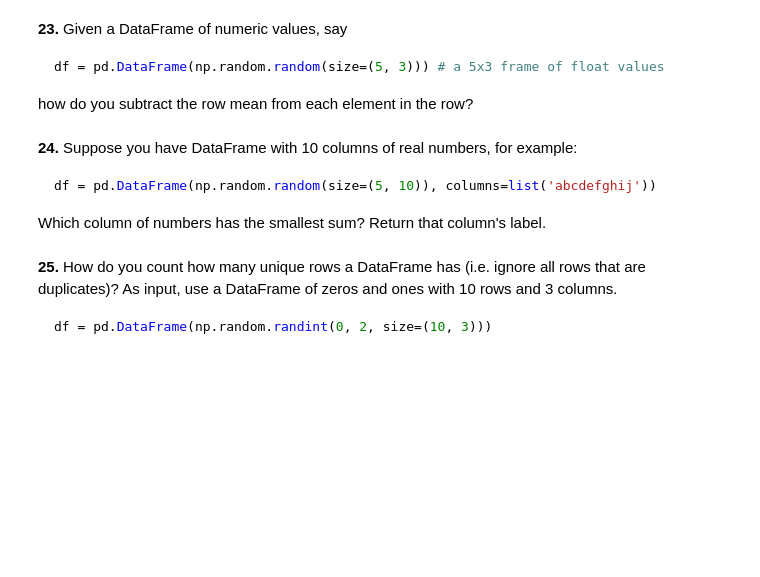
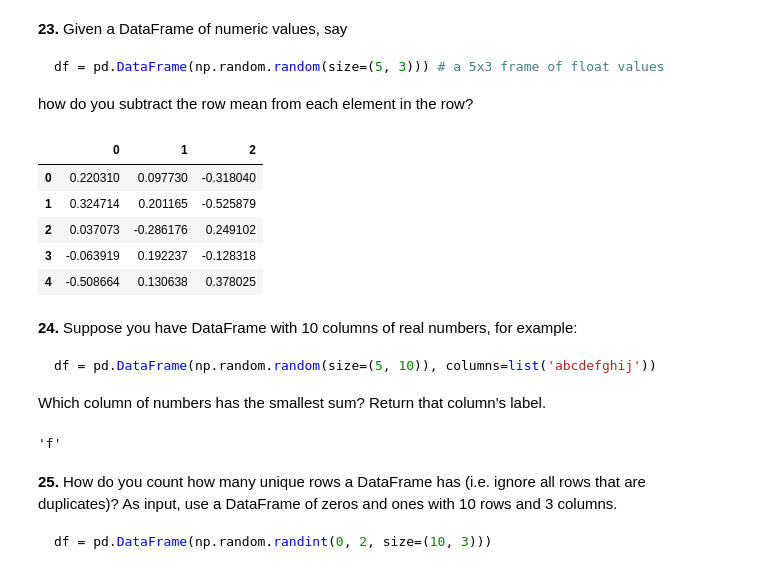
Before and after one commit to bk-aman/100-pandas-puzzles, a Jupyter notebook: 100-pandas-puzzles.ipynb, the cells around one changed output. Drawn from its saved outputs; the diff is of its cells as text; code cells hidden in the pictures; blank space fills up the shorter version.

````diff
--- a/100-pandas-puzzles.ipynb
+++ b/100-pandas-puzzles.ipynb
@@ -331,6 +342,16 @@ df = pd.DataFrame(np.random.random(size=(5, 3))) # a 5x3 frame of float values
 ```
 
 how do you subtract the row mean from each element in the row?
+# %%
+df = pd.DataFrame(np.random.random(size=(5,3)))
+df.sub(df.mean(axis = 1), axis=0)
+# %% [output]
+|  | 0 | 1 | 2 |
+| 0 | 0.220310 | 0.097730 | -0.318040 |
+| 1 | 0.324714 | 0.201165 | -0.525879 |
+| 2 | 0.037073 | -0.286176 | 0.249102 |
+| 3 | -0.063919 | 0.192237 | -0.128318 |
+| 4 | -0.508664 | 0.130638 | 0.378025 |
 # %% [markdown]
 **24.** Suppose you have DataFrame with 10 columns of real numbers, for example:
 
@@ -338,6 +359,12 @@ how do you subtract the row mean from each element in the row?
 df = pd.DataFrame(np.random.random(size=(5, 10)), columns=list('abcdefghij'))
 ```
 Which column of numbers has the smallest sum?  Return that column's label.
+# %%
+df = pd.DataFrame(np.random.random(size=(5,10)), columns=list('abcdefghij'))
+# df.loc[5] = df.sum(axis = 'rows') not giving output for axis = columns
+df.sum(axis = 0).idxmin()
+# %% [output]
+'f'
 # %% [markdown]
 **25.** How do you count how many unique rows a DataFrame has (i.e. ignore all rows that are duplicates)? As input, use a DataFrame of zeros and ones with 10 rows and 3 columns.
 
````
Also changed, not shown: parts of 10 cells of this notebook, 1 other file.
